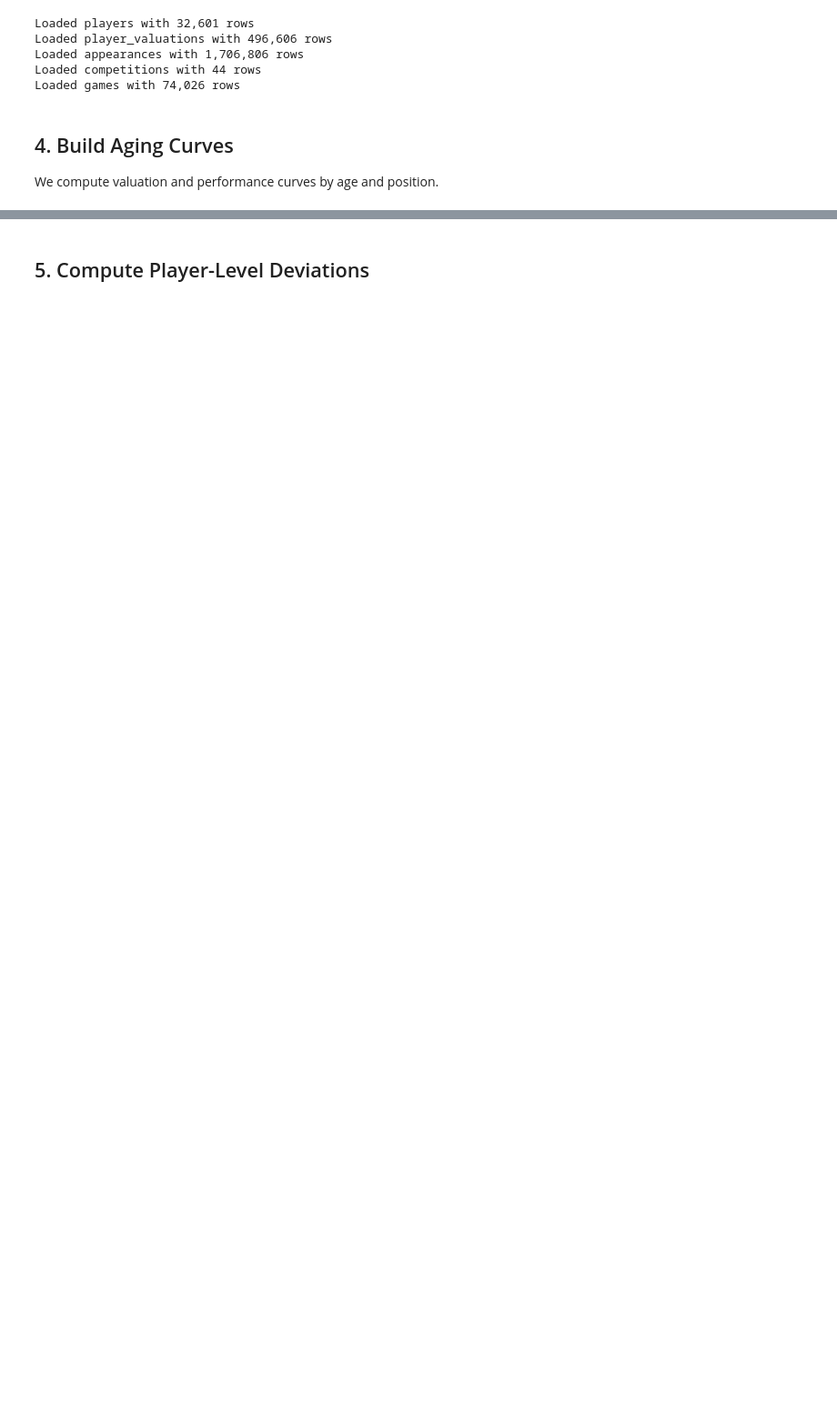
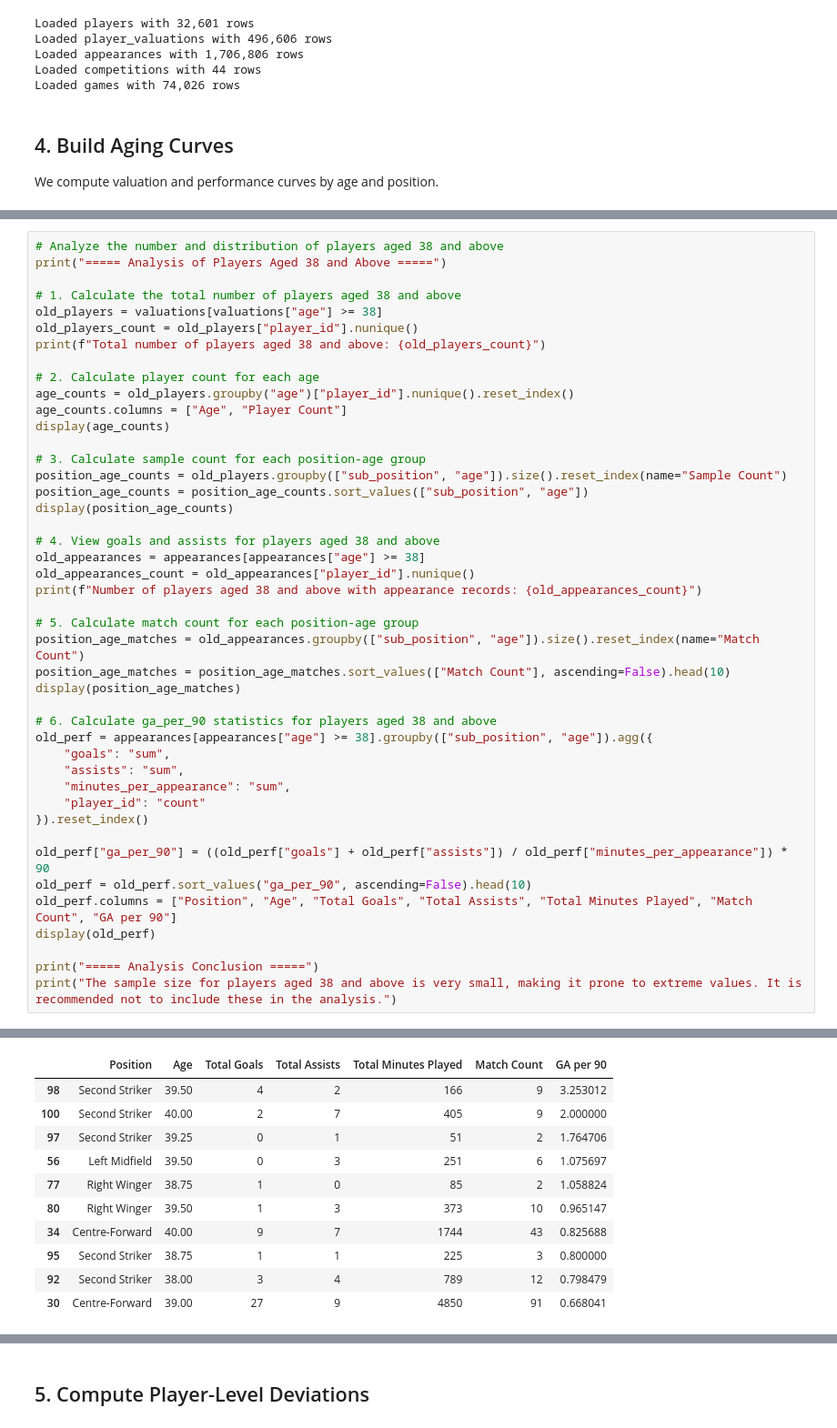
Before and after one commit to QuentinKunYu/Soccer-Scout-Co-Pilot-Finding-the-Next-Messi-or-Ronaldo, a Jupyter notebook: notebooks/player_development_analysis.ipynb, the cells around one changed output, grey strips where cells are left out. Shown at 91% size. Saved outputs shown, nothing was run; the diff lists cells and outputs as text; blank space fills up the shorter version.

```diff
--- a/notebooks/player_development_analysis.ipynb
+++ b/notebooks/player_development_analysis.ipynb
@@ -133,0 +209,45 @@ curves.head()
+# %%
+# Analyze the number and distribution of players aged 38 and above
+print("===== Analysis of Players Aged 38 and Above =====")
+
+# 1. Calculate the total number of players aged 38 and above
+old_players = valuations[valuations["age"] >= 38]
+old_players_count = old_players["player_id"].nunique()
+print(f"Total number of players aged 38 and above: {old_players_count}")
+
+# 2. Calculate player count for each age
+age_counts = old_players.groupby("age")["player_id"].nunique().reset_index()
+age_counts.columns = ["Age", "Player Count"]
+display(age_counts)
+
+# 3. Calculate sample count for each position-age group
+position_age_counts = old_players.groupby(["sub_position", "age"]).size().reset_index(name="Sample Count")
+position_age_counts = position_age_counts.sort_values(["sub_position", "age"])
+display(position_age_counts)
+
+# 4. View goals and assists for players aged 38 and above
+old_appearances = appearances[appearances["age"] >= 38]
+old_appearances_count = old_appearances["player_id"].nunique()
+print(f"Number of players aged 38 and above with appearance records: {old_appearances_count}")
+
+# 5. Calculate match count for each position-age group
+position_age_matches = old_appearances.groupby(["sub_position", "age"]).size().reset_index(name="Match Count")
+position_age_matches = position_age_matches.sort_values(["Match Count"], ascending=False).head(10)
+display(position_age_matches)
+
+# 6. Calculate ga_per_90 statistics for players aged 38 and above
+old_perf = appearances[appearances["age"] >= 38].groupby(["sub_position", "age"]).agg({
+    "goals": "sum",
+    "assists": "sum",
+    "minutes_per_appearance": "sum",
+    "player_id": "count"
+}).reset_index()
+
+old_perf["ga_per_90"] = ((old_perf["goals"] + old_perf["assists"]) / old_perf["minutes_per_appearance"]) * 90
+old_perf = old_perf.sort_values("ga_per_90", ascending=False).head(10)
+old_perf.columns = ["Position", "Age", "Total Goals", "Total Assists", "Total Minutes Played", "Match Count", "GA per 90"]
+display(old_perf)
+
+print("===== Analysis Conclusion =====")
+print("The sample size for players aged 38 and above is very small, making it prone to extreme values. It is recommended not to include these in the analysis.")
+# %% [output]
@@ -133,0 +291,11 @@ curves.head()
+|  | Position | Age | Total Goals | Total Assists | Total Minutes Played | Match Count | GA per 90 |
+| 98 | Second Striker | 39.50 | 4 | 2 | 166 | 9 | 3.253012 |
+| 100 | Second Striker | 40.00 | 2 | 7 | 405 | 9 | 2.000000 |
+| 97 | Second Striker | 39.25 | 0 | 1 | 51 | 2 | 1.764706 |
+| 56 | Left Midfield | 39.50 | 0 | 3 | 251 | 6 | 1.075697 |
+| 77 | Right Winger | 38.75 | 1 | 0 | 85 | 2 | 1.058824 |
+| 80 | Right Winger | 39.50 | 1 | 3 | 373 | 10 | 0.965147 |
+| 34 | Centre-Forward | 40.00 | 9 | 7 | 1744 | 43 | 0.825688 |
+| 95 | Second Striker | 38.75 | 1 | 1 | 225 | 3 | 0.800000 |
+| 92 | Second Striker | 38.00 | 3 | 4 | 789 | 12 | 0.798479 |
+| 30 | Centre-Forward | 39.00 | 27 | 9 | 4850 | 91 | 0.668041 |
```
Also changed, not shown: parts of 6 cells of this notebook, 15 other files.
